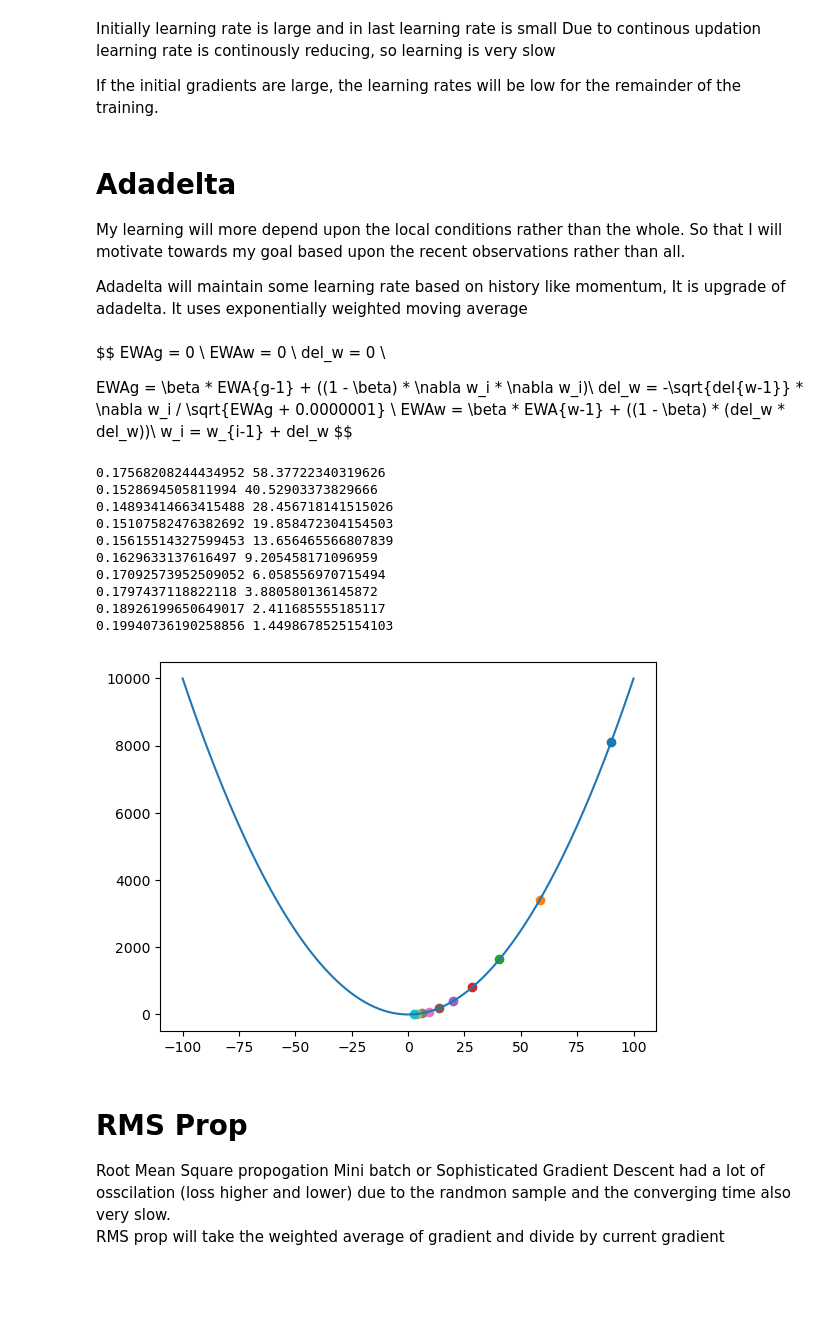
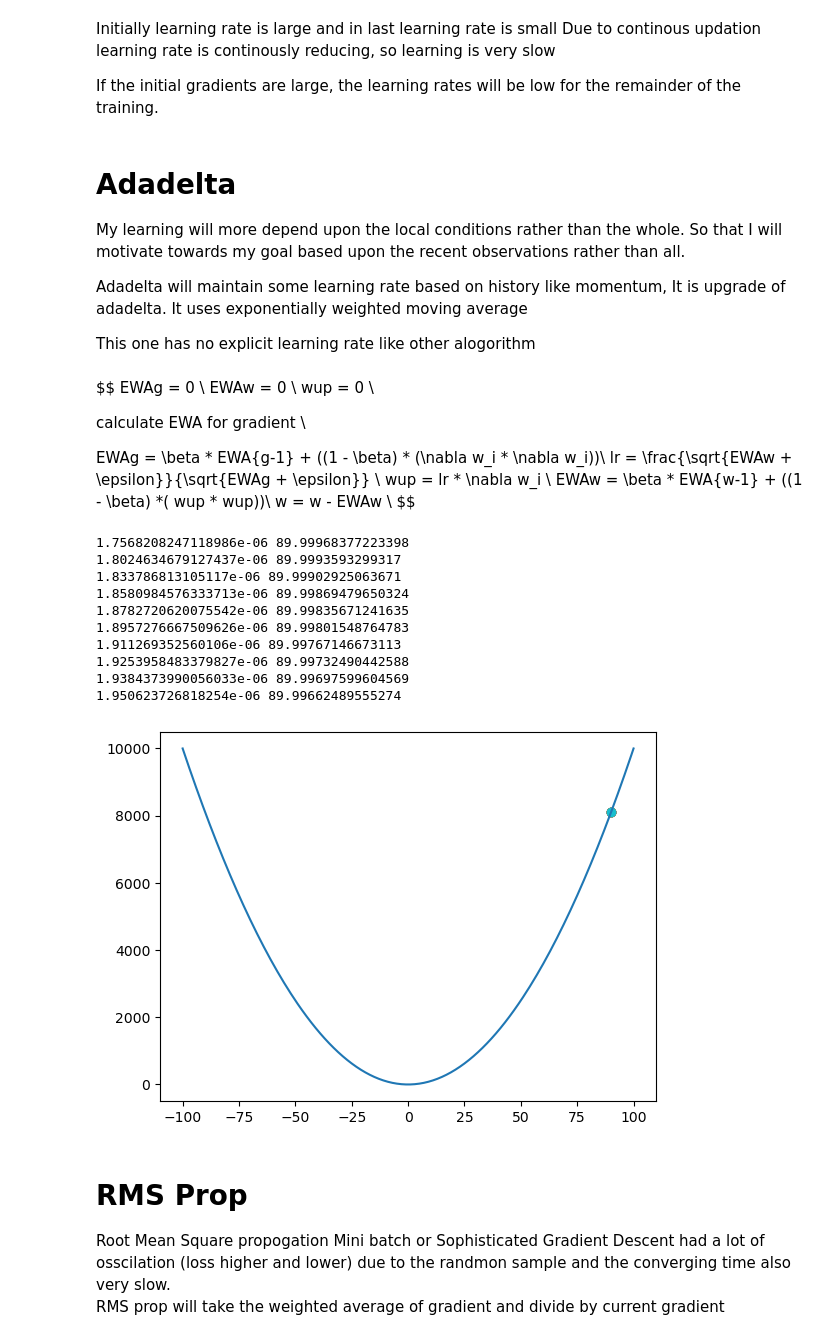
Before and after one commit to Jithendiran/mlTask, a Jupyter notebook: docs/gradient/LearningRate.ipynb, the cells around one changed output. Saved outputs shown, nothing was run; the diff lists cells and outputs as text; code cells hidden in the pictures; blank space fills up the shorter version.

```diff
--- a/docs/gradient/LearningRate.ipynb
+++ b/docs/gradient/LearningRate.ipynb
@@ -162,45 +162,54 @@ My learning will more depend upon the local conditions rather than the whole. So
 
 
 Adadelta will maintain some learning rate based on history like momentum, It is upgrade of adadelta. It uses exponentially weighted moving average
+
+This one has no explicit learning rate like other alogorithm
 # %% [markdown]
 $$
 EWAg = 0 \\
 EWAw = 0 \\
-del_w = 0 \\
+wup = 0 \\
 
-EWAg = \beta * EWA{g-1} + ((1 - \beta) * \nabla w_i * \nabla w_i)\\
-del_w = -\sqrt{del{w-1}} * \nabla w_i / \sqrt{EWAg + 0.0000001} \\
-EWAw = \beta * EWA{w-1} + ((1 - \beta) * (del_w * del_w))\\
-w_i = w_{i-1} + del_w
+calculate EWA for gradient \\
+
+EWAg = \beta * EWA{g-1} + ((1 - \beta) * (\nabla w_i * \nabla w_i))\\
+lr = \frac{\sqrt{EWAw + \epsilon}}{\sqrt{EWAg + \epsilon}} \\
+wup = lr * \nabla w_i \\
+EWAw = \beta * EWA{w-1} + ((1 - \beta) *( wup * wup))\\
+w = w - EWAw \\
 $$
 # %%
 x1 = 90
 y1 = fun(x1)
-gsum = 0
-lr = 0
 beta = 0.9
+ewag = 0
+ewax = 0
+x_up = 0
+eplison = 0.00000001
 plt.plot(x,y)
 for i in range(10):
     plt.scatter(x1,y1)
     g = grad_fun(x1)
-    gsum =  (beta * gsum) + ((1-beta)*(g * g)) # only portion of history is taken
-    lr = 10/math.sqrt(gsum + 0.000001)
-    x1 = x1 - ( lr * g)
+    ewag = (beta * ewag) + ((1 - beta) * (g ** 2)) # EWA of gradient
+    lr = math.sqrt(ewax + eplison) / math.sqrt(ewag + eplison) #learning rate calculate
+    x_up = lr * g # gradient and weight updation calculation
+    ewax = (beta * ewax) + ((1 - beta) * (x_up ** 2)) # EWA of x_up
+    x1 = x1 - ewax
     y1 = fun(x1)
     print(lr, x1)
 plt.show()
 # %% [output]
-0.17568208244434952 58.37722340319626
-0.1528694505811994 40.52903373829666
-0.14893414663415488 28.456718141515026
-0.15107582476382692 19.858472304154503
-0.15615514327599453 13.656465566807839
-0.1629633137616497 9.205458171096959
-0.17092573952509052 6.058556970715494
-0.1797437118822118 3.880580136145872
-0.18926199650649017 2.411685555185117
-0.19940736190258856 1.4498678525154103
+1.7568208247118986e-06 89.99968377223398
+1.8024634679127437e-06 89.9993593299317
+1.833786813105117e-06 89.99902925063671
+1.8580984576333713e-06 89.99869479650324
+1.8782720620075542e-06 89.99835671241635
+1.8957276667509626e-06 89.99801548764783
+1.911269352560106e-06 89.99767146673113
+1.9253958483379827e-06 89.99732490442588
+1.9384373990056033e-06 89.99697599604569
+1.950623726818254e-06 89.99662489555274
-[figure, old version]
+[figure, new version]
 # %% [markdown]
 # RMS Prop
 Root Mean Square propogation
```
